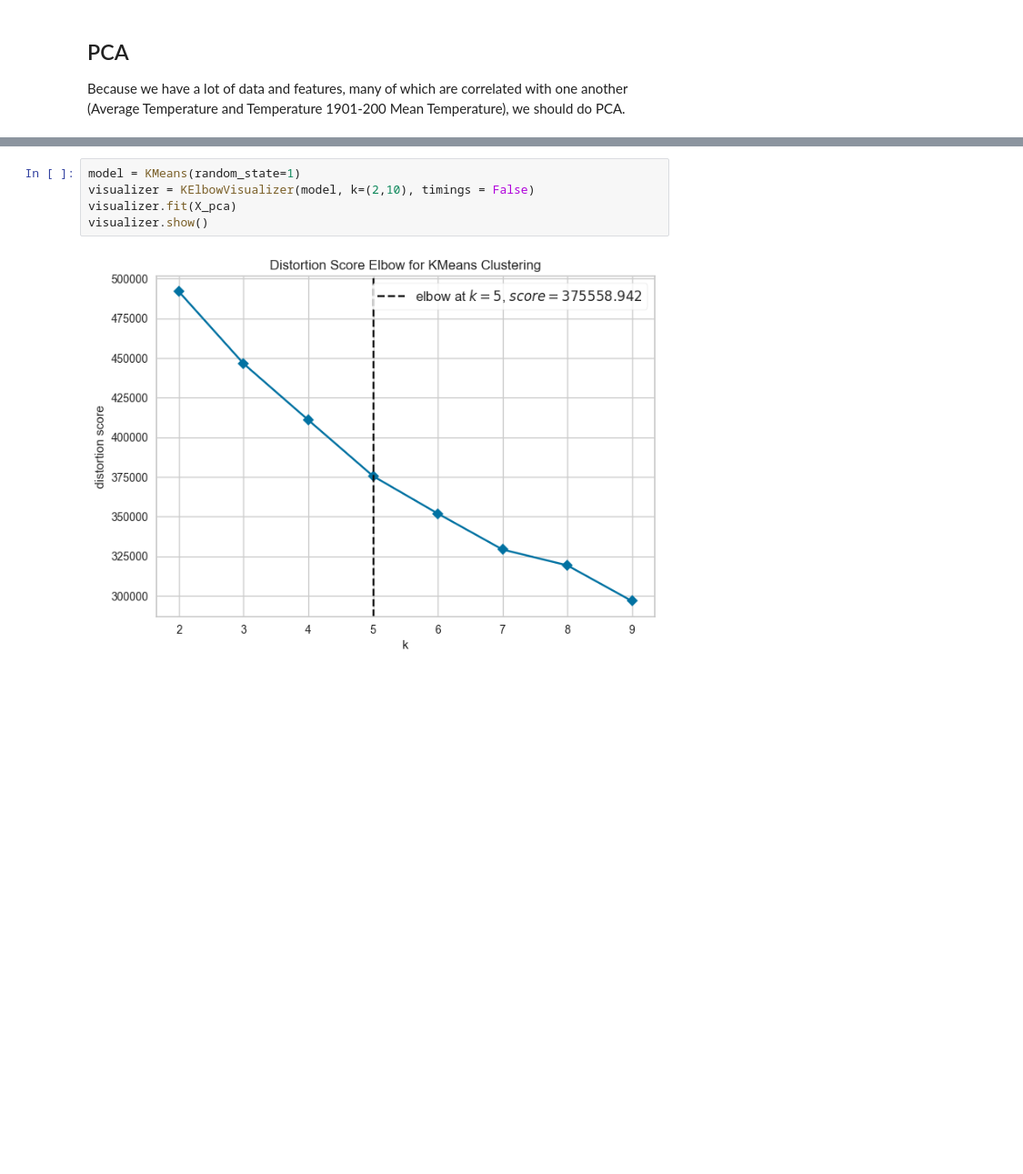
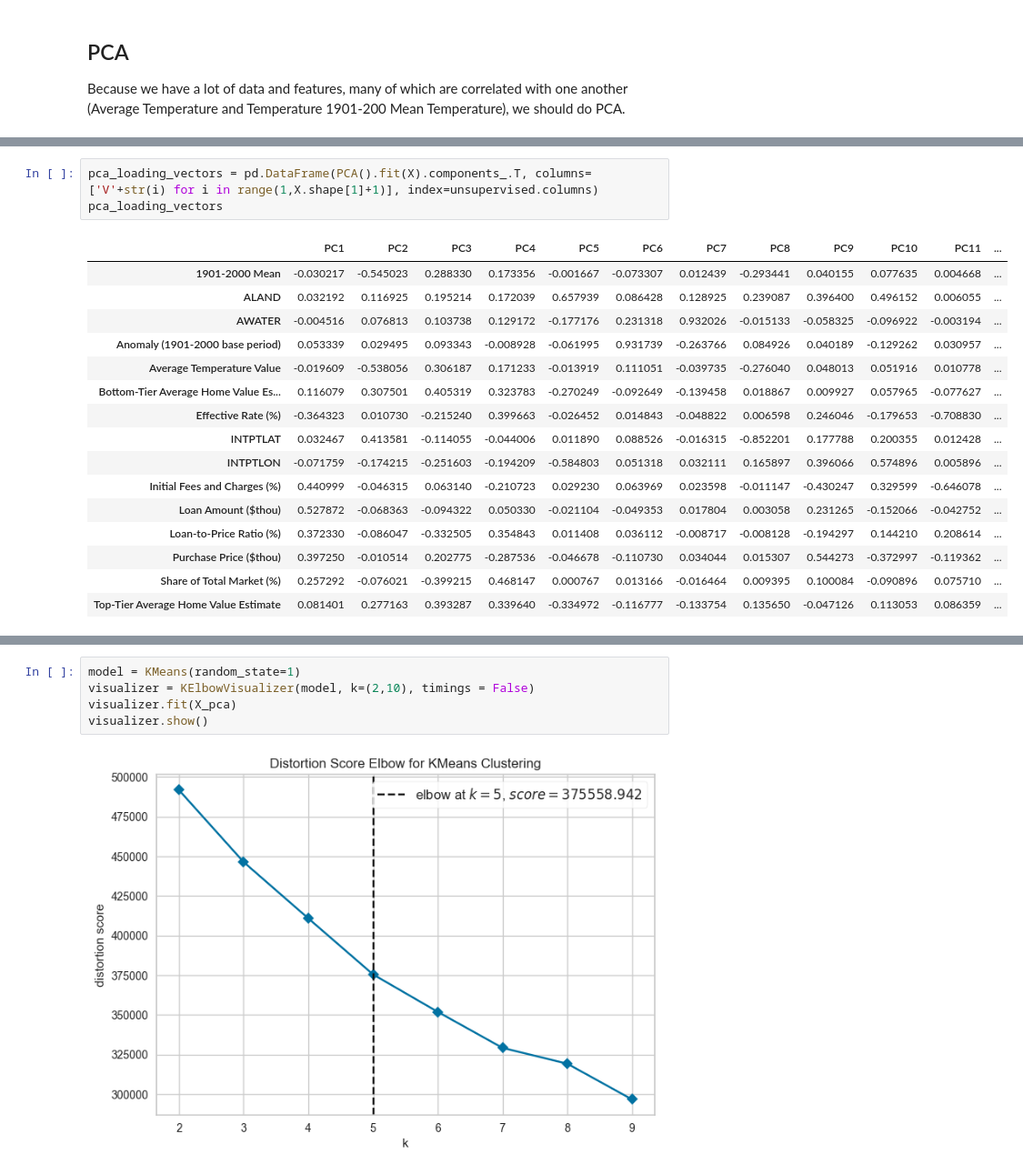
Before and after one commit to MLFP-90803-SP24-FinalProjects/Team17-FinalProject, a Jupyter notebook: Q3_Clustering_PCA.ipynb, the cells around one changed output, grey strips where cells are left out. Shown at 91% size. Saved outputs shown, nothing was run; the diff lists cells and outputs as text; blank space fills up the shorter version.

```diff
--- a/Q3_Clustering_PCA.ipynb
+++ b/Q3_Clustering_PCA.ipynb
@@ -207,0 +210,20 @@ X_pca
+# %%
+pca_loading_vectors = pd.DataFrame(PCA().fit(X).components_.T, columns=['V'+str(i) for i in range(1,X.shape[1]+1)], index=unsupervised.columns)
+pca_loading_vectors
+# %% [output]
+|  | PC1 | PC2 | PC3 | PC4 | PC5 | PC6 | PC7 | PC8 | PC9 | PC10 | PC11 | ... |
+| 1901-2000 Mean | -0.030217 | -0.545023 | 0.288330 | 0.173356 | -0.001667 | -0.073307 | 0.012439 | -0.293441 | 0.040155 | 0.077635 | 0.004668 | ... |
+| ALAND | 0.032192 | 0.116925 | 0.195214 | 0.172039 | 0.657939 | 0.086428 | 0.128925 | 0.239087 | 0.396400 | 0.496152 | 0.006055 | ... |
+| AWATER | -0.004516 | 0.076813 | 0.103738 | 0.129172 | -0.177176 | 0.231318 | 0.932026 | -0.015133 | -0.058325 | -0.096922 | -0.003194 | ... |
+| Anomaly (1901-2000 base period) | 0.053339 | 0.029495 | 0.093343 | -0.008928 | -0.061995 | 0.931739 | -0.263766 | 0.084926 | 0.040189 | -0.129262 | 0.030957 | ... |
+| Average Temperature Value | -0.019609 | -0.538056 | 0.306187 | 0.171233 | -0.013919 | 0.111051 | -0.039735 | -0.276040 | 0.048013 | 0.051916 | 0.010778 | ... |
+| Bottom-Tier Average Home Value Es... | 0.116079 | 0.307501 | 0.405319 | 0.323783 | -0.270249 | -0.092649 | -0.139458 | 0.018867 | 0.009927 | 0.057965 | -0.077627 | ... |
+| Effective Rate (%) | -0.364323 | 0.010730 | -0.215240 | 0.399663 | -0.026452 | 0.014843 | -0.048822 | 0.006598 | 0.246046 | -0.179653 | -0.708830 | ... |
+| INTPTLAT | 0.032467 | 0.413581 | -0.114055 | -0.044006 | 0.011890 | 0.088526 | -0.016315 | -0.852201 | 0.177788 | 0.200355 | 0.012428 | ... |
+| INTPTLON | -0.071759 | -0.174215 | -0.251603 | -0.194209 | -0.584803 | 0.051318 | 0.032111 | 0.165897 | 0.396066 | 0.574896 | 0.005896 | ... |
+| Initial Fees and Charges (%) | 0.440999 | -0.046315 | 0.063140 | -0.210723 | 0.029230 | 0.063969 | 0.023598 | -0.011147 | -0.430247 | 0.329599 | -0.646078 | ... |
+| Loan Amount ($thou) | 0.527872 | -0.068363 | -0.094322 | 0.050330 | -0.021104 | -0.049353 | 0.017804 | 0.003058 | 0.231265 | -0.152066 | -0.042752 | ... |
+| Loan-to-Price Ratio (%) | 0.372330 | -0.086047 | -0.332505 | 0.354843 | 0.011408 | 0.036112 | -0.008717 | -0.008128 | -0.194297 | 0.144210 | 0.208614 | ... |
+| Purchase Price ($thou) | 0.397250 | -0.010514 | 0.202775 | -0.287536 | -0.046678 | -0.110730 | 0.034044 | 0.015307 | 0.544273 | -0.372997 | -0.119362 | ... |
+| Share of Total Market (%) | 0.257292 | -0.076021 | -0.399215 | 0.468147 | 0.000767 | 0.013166 | -0.016464 | 0.009395 | 0.100084 | -0.090896 | 0.075710 | ... |
+| Top-Tier Average Home Value Estimate | 0.081401 | 0.277163 | 0.393287 | 0.339640 | -0.334972 | -0.116777 | -0.133754 | 0.135650 | -0.047126 | 0.113053 | 0.086359 | ... |
```
Also changed, not shown: parts of 9 cells of this notebook.
